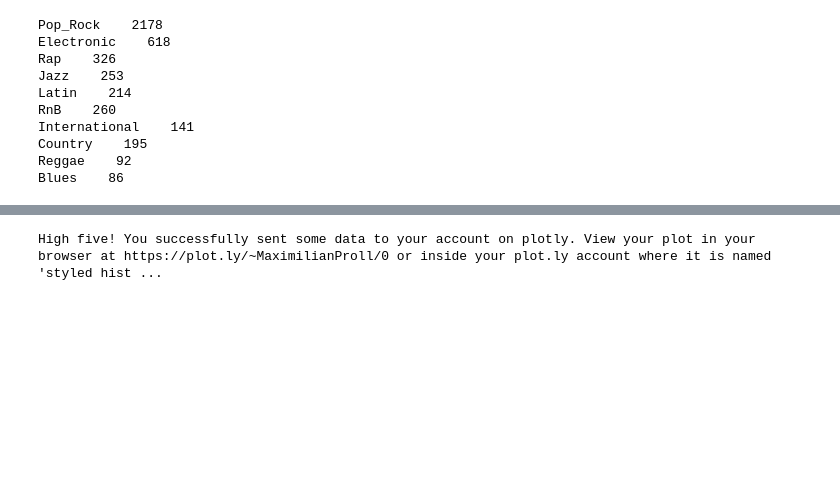
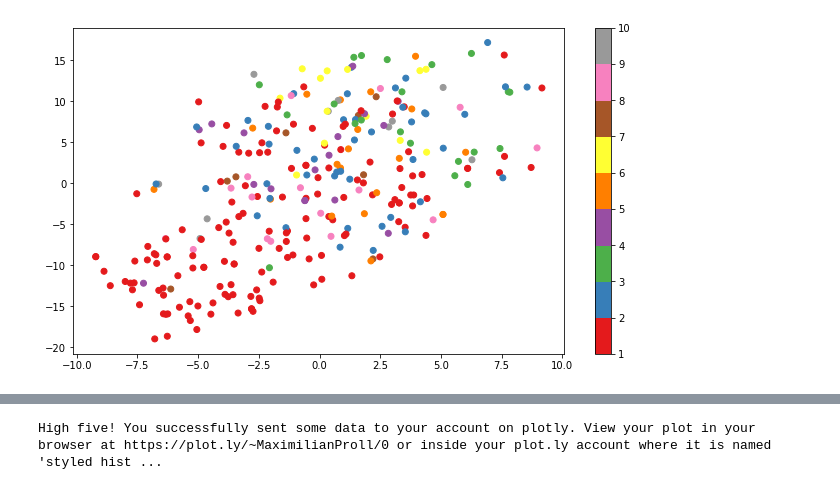
Before and after one commit to MaximilianPavon/ML_project, a Jupyter notebook: analysis-Data_Analysis.ipynb, the cells around one changed output, grey strips where cells are left out. Cells and saved outputs as stored; diff of their text form; code cells hidden in the pictures; blank space fills up the shorter version.

```diff
--- a/analysis-Data_Analysis.ipynb
+++ b/analysis-Data_Analysis.ipynb
@@ -24,3 +103,9 @@ labels = ['Pop_Rock',
+# %%
+plt.figure(figsize=(11,6));
+plt.scatter(ys_tsne, zs_tsne, c=labels_tsne, cmap='Set1');
+plt.colorbar();
+# %% [output]
+[figure, added]
 # %%
 import plotly
 #from plotly.offline import download_plotlyjs, init_notebook_mode, plot, iplot
@@ -30,22 +115,6 @@ from IPython.display import Image
 
 py.sign_in('MaximilianProll', 'gSly09gNcJ7EhkYkSdVS')
 #init_notebook_mode(connected=True)
-# %%
-class_count = []
-for i in range(len(labels)):
-    print(labels[i] , '  ', sum(train_labels == i+1))
-    class_count.append(sum(train_labels == i+1))
-# %% [output]
-Pop_Rock    2178
-Electronic    618
-Rap    326
-Jazz    253
-Latin    214
-RnB    260
-International    141
-Country    195
-Reggae    92
-Blues    86
 # %%
 data = [go.Bar(
             x=labels,
```
Also changed, not shown: parts of 11 cells of this notebook, 5 other files.
